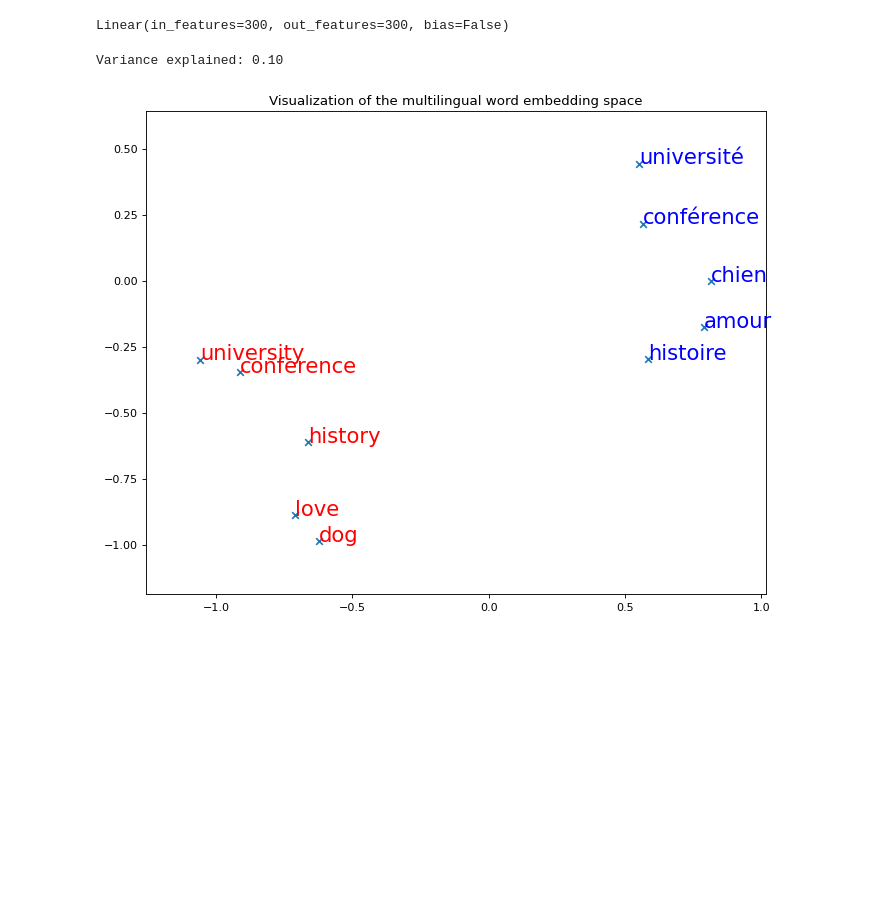
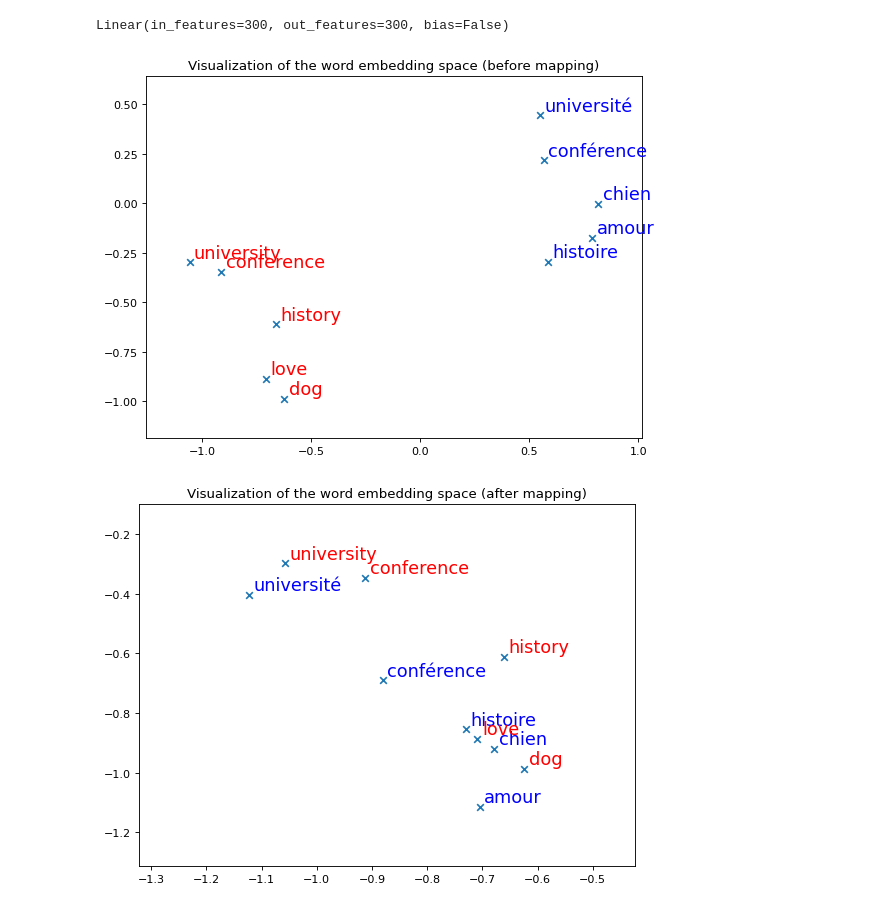
Before and after one commit to Miolith/nlp3-labs, a Jupyter notebook: lab2/LabIIpart2.ipynb, the cells around one changed output. Drawn from its saved outputs; the diff is of its cells as text; code cells hidden in the pictures; blank space fills up the shorter version.

Commit message:
mapping plot

```diff
--- a/lab2/LabIIpart2.ipynb
+++ b/lab2/LabIIpart2.ipynb
@@ -93,16 +93,16 @@ src_embeddings, src_id2word, src_word2id = load_vec("data/wiki.fr.vec")
 tgt_embeddings, tgt_id2word, tgt_word2id = load_vec("data/wiki.en.vec")
 # %%
 from sklearn.decomposition import PCA
-pca = PCA(n_components=2, whiten=True)
-pca.fit(np.vstack([src_embeddings, tgt_embeddings]))
-print('Variance explained: %.2f' % pca.explained_variance_ratio_.sum())
+
+def reduce_dimension(src, tgt):
+    pca = PCA(n_components=2, whiten=True)
+    pca.fit(np.vstack([src, tgt]))
+    return pca
-# %% [output]
-Variance explained: 0.10
 # %%
 import matplotlib.pyplot as plt
 
 
-def plot_similar_word(src_words, src_word2id, src_emb, tgt_words, tgt_word2id, tgt_emb, pca):
+def plot_similar_word(src_words, src_word2id, src_emb, tgt_words, tgt_word2id, tgt_emb, pca, title):
 
     Y = []
     word_labels = []
@@ -119,30 +119,35 @@ def plot_similar_word(src_words, src_word2id, src_emb, tgt_words, tgt_word2id, t
     y_coords = Y[:, 1]
 
     # display scatter plot
-    plt.figure(figsize=(10, 8), dpi=80)
+    plt.figure(figsize=(8, 6), dpi=80)
     plt.scatter(x_coords, y_coords, marker='x')
 
     for k, (label, x, y) in enumerate(zip(word_labels, x_coords, y_coords)):
         color = 'blue' if k < len(src_words) else 'red'  # src words in blue / tgt words in red
-        plt.annotate(label, xy=(x, y), xytext=(0, 0), textcoords='offset points', fontsize=19,
+        plt.annotate(label, xy=(x, y), xytext=(4, 4), textcoords='offset points', fontsize=16,
                      color=color)
 
     plt.xlim(x_coords.min() - 0.2, x_coords.max() + 0.2)
     plt.ylim(y_coords.min() - 0.2, y_coords.max() + 0.2)
-    plt.title('Visualization of the multilingual word embedding space')
+    plt.title(title)
 
     plt.show()
 # %%
 src_words = [u'université', 'amour', 'histoire', u'conférence', 'chien']
 tgt_words = ['university', 'love', 'history', 'conference', 'dog']
 
 
 # assert words in dictionaries
 for sw in src_words:
     assert sw in src_word2id, '"%s" not in source dictionary' % sw
 for tw in tgt_words:
     assert tw in tgt_word2id, '"%s" not in target dictionary' % sw
 
-plot_similar_word(src_words, src_word2id, src_embeddings, tgt_words, tgt_word2id, tgt_embeddings, pca)
+pca = reduce_dimension(src_embeddings, tgt_embeddings)
+plot_similar_word(src_words, src_word2id, src_embeddings,
+                  tgt_words, tgt_word2id, tgt_embeddings,
+                  pca,
+                  'Visualization of the word embedding space (before mapping)'
+                  )
 # %% [output]
-[figure, old version]
+[figure, new version]
@@ -148,0 +156,10 @@ plot_similar_word(src_words, src_word2id, src_embeddings, tgt_words, tgt_word2id
+# %%
+pca_map = reduce_dimension(mapped_embed_src, tgt_embeddings)
+
+plot_similar_word(src_words, src_word2id, mapped_embed_src,
+                  tgt_words, tgt_word2id, tgt_embeddings,
+                  pca,
+                  'Visualization of the word embedding space (after mapping)'
+                  )
+# %% [output]
+[figure, added]
```
Also changed, not shown: parts of 1 cell of this notebook.
